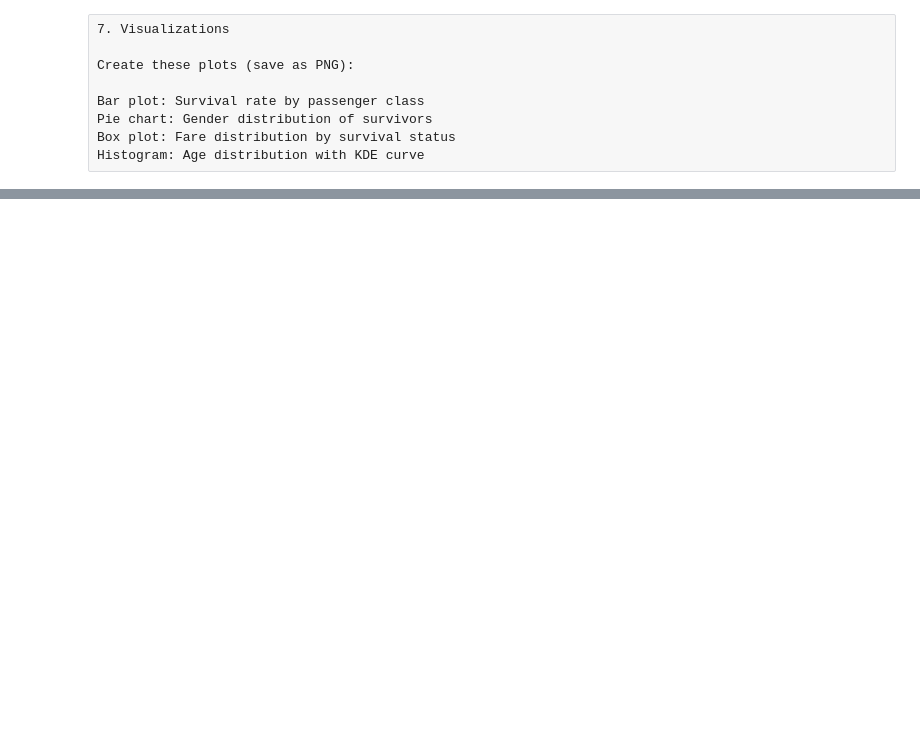
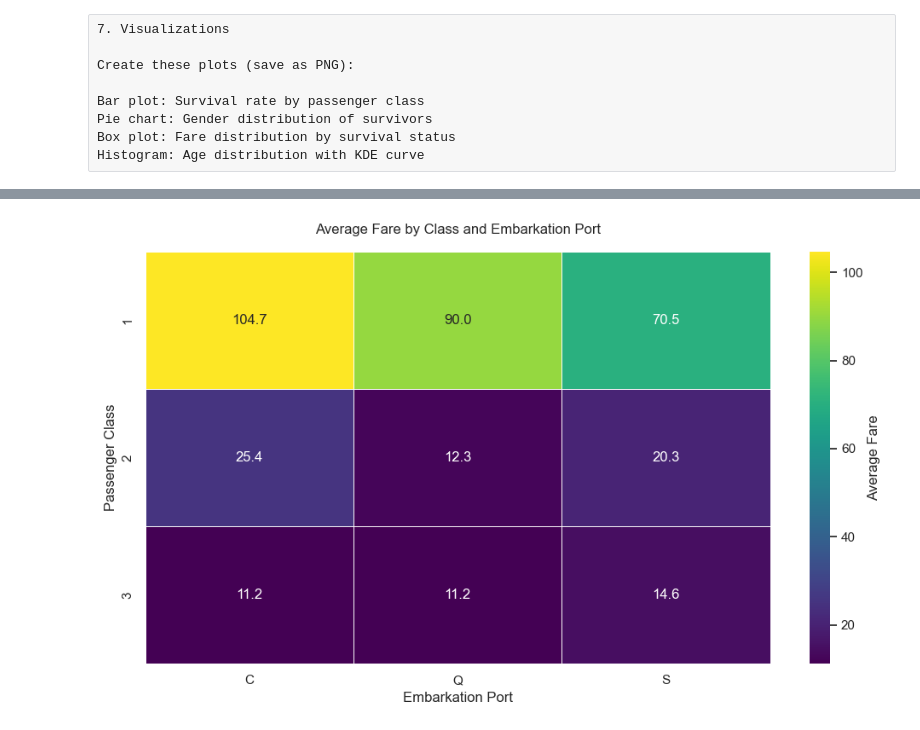
Before and after one commit to TenaciousXenon/Pandas_titanic_data_project, a Jupyter notebook: Project7.ipynb, the cells around one changed output, grey strips where cells are left out. Saved outputs shown, nothing was run; the diff lists cells and outputs as text; code cells hidden in the pictures; blank space fills up the shorter version.

```diff
--- a/Project7.ipynb
+++ b/Project7.ipynb
@@ -292,0 +386,29 @@ demo_stats.to_csv('demographics.csv', index=True)  # Keep index (metric names)
+# %%
+# Class & Embarkation:
+# Create a heatmap of average fare by class and embarkation port
+# Annotate cells with values and use cmap="viridis"
+# need to mess with the data first
+# Data preparation: Group by class and embark_town, calculate average fare
+heatmap_data = titanic_data.groupby(['Pclass', 'Embarked'])['Fare'].mean().unstack()
+
+# Create the heatmap
+plt.figure(figsize=(10, 6))
+ax = sns.heatmap(
+    heatmap_data,
+    annot=True,            # Show values in cells
+    fmt=".1f",             # Format as 1 decimal place
+    linewidths=.5,         # Add lines between cells
+    cmap="viridis",        # Use viridis color map
+    cbar_kws={'label': 'Average Fare'}  # Colorbar label
+)
+
+# Customize labels and title
+plt.title("Average Fare by Class and Embarkation Port", pad=15)
+plt.xlabel("Embarkation Port")
+plt.ylabel("Passenger Class")
+plt.tight_layout()
+
+# Show the plot
+plt.show()
+# %% [output]
+[figure, added]
```
Also changed, not shown: parts of 22 cells of this notebook.
